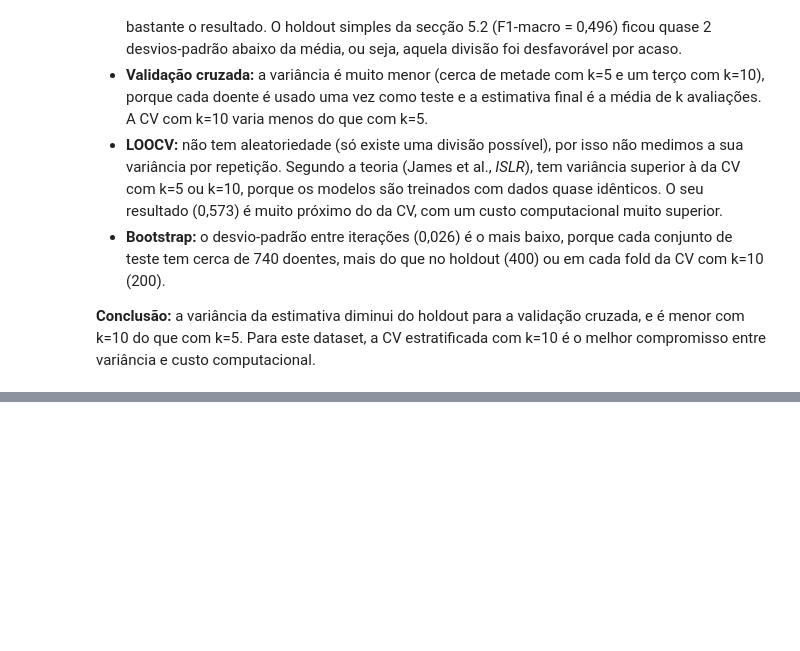
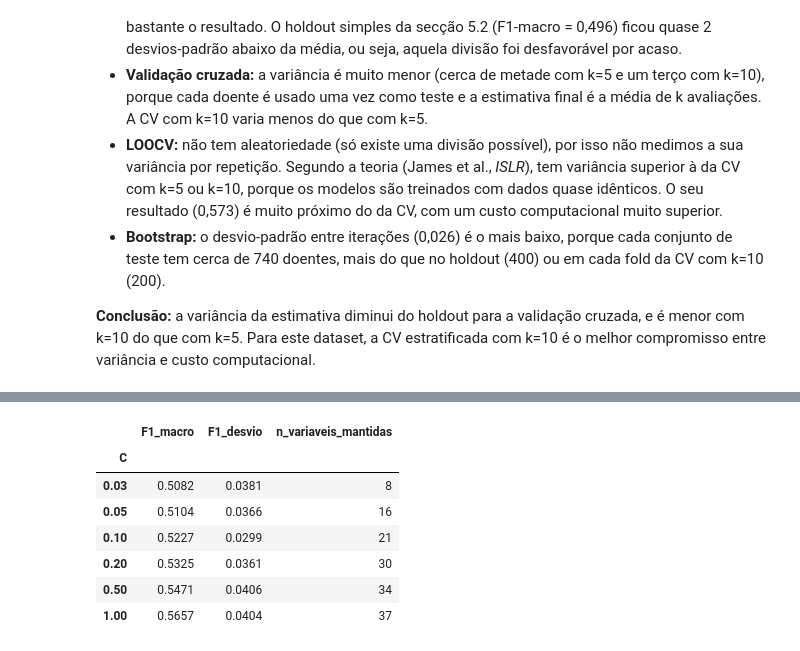
Before and after one commit to 1231478-Ellah-Fleischmann/APRAU-PROJETO, a Jupyter notebook: notebooks/APRAU_EFG_M1A_1231478_1230806.ipynb, the cells around one changed output, grey strips where cells are left out. Saved outputs shown, nothing was run; the diff lists cells and outputs as text; code cells hidden in the pictures; blank space fills up the shorter version.

Commit message:
seleção de variáveis ridge e lasso

```diff
--- a/notebooks/APRAU_EFG_M1A_1231478_1230806.ipynb
+++ b/notebooks/APRAU_EFG_M1A_1231478_1230806.ipynb
@@ -1130,0 +1182,32 @@ Para medir a variância da **estimativa final** de cada método, repetimos o hol
+# %%
+valores_C_lasso = [0.03, 0.05, 0.1, 0.2, 0.5, 1]
+
+# Só para contar as variáveis mantidas (a avaliação do desempenho usa a CV)
+X_cls_n = StandardScaler().fit_transform(X_cls)
+
+linhas = []
+for C in valores_C_lasso:
+    f1s = []
+    for idx_tr, idx_te in skf.split(X_cls, y_cls):
+        prev, _ = treinar_e_prever_reg(X_cls.iloc[idx_tr], y_cls.iloc[idx_tr],
+                                       X_cls.iloc[idx_te], 'l1', C)
+        f1s.append(f1_score(y_cls.iloc[idx_te], prev, average='macro'))
+
+    lasso = LogisticRegression(penalty='l1', C=C, solver='saga',
+                               max_iter=5000, random_state=SEED).fit(X_cls_n, y_cls)
+    n_mantidas = int((lasso.coef_ != 0).any(axis=0).sum())
+
+    linhas.append({'C': C, 'F1_macro': np.mean(f1s), 'F1_desvio': np.std(f1s),
+                   'n_variaveis_mantidas': n_mantidas})
+
+res_lasso = pd.DataFrame(linhas).set_index('C')
+res_lasso.round(4)
+# %% [output]
+|  | F1_macro | F1_desvio | n_variaveis_mantidas |
+| C |  |  |  |
+| 0.03 | 0.5082 | 0.0381 | 8 |
+| 0.05 | 0.5104 | 0.0366 | 16 |
+| 0.10 | 0.5227 | 0.0299 | 21 |
+| 0.20 | 0.5325 | 0.0361 | 30 |
+| 0.50 | 0.5471 | 0.0406 | 34 |
+| 1.00 | 0.5657 | 0.0404 | 37 |
```
Also changed, not shown: parts of 8 cells of this notebook.
